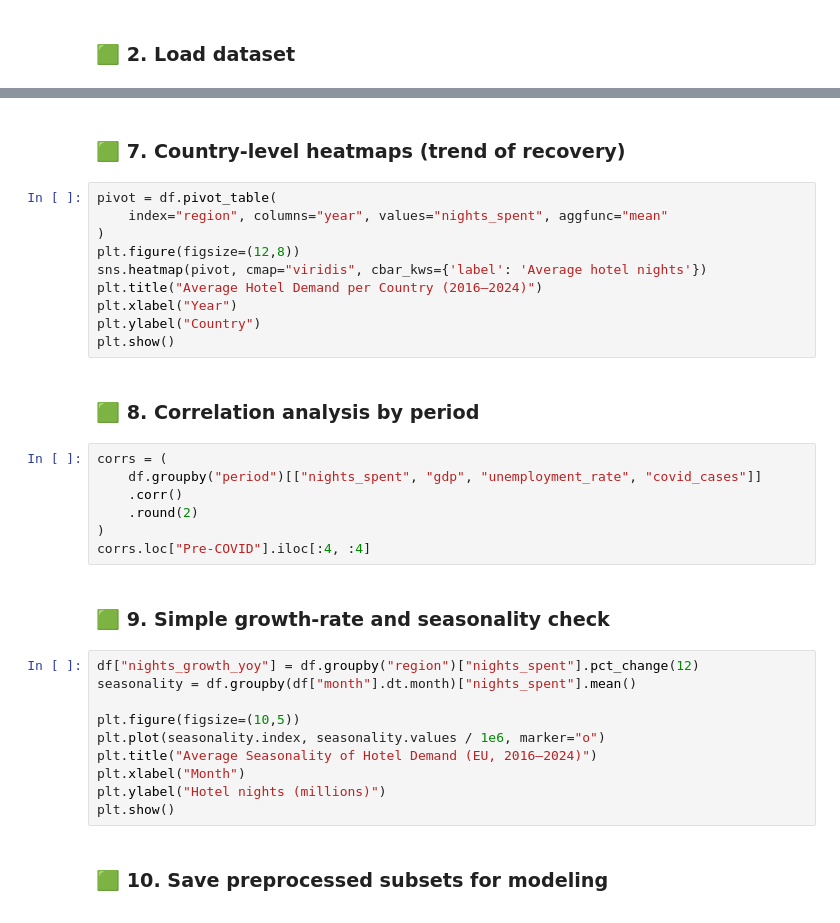
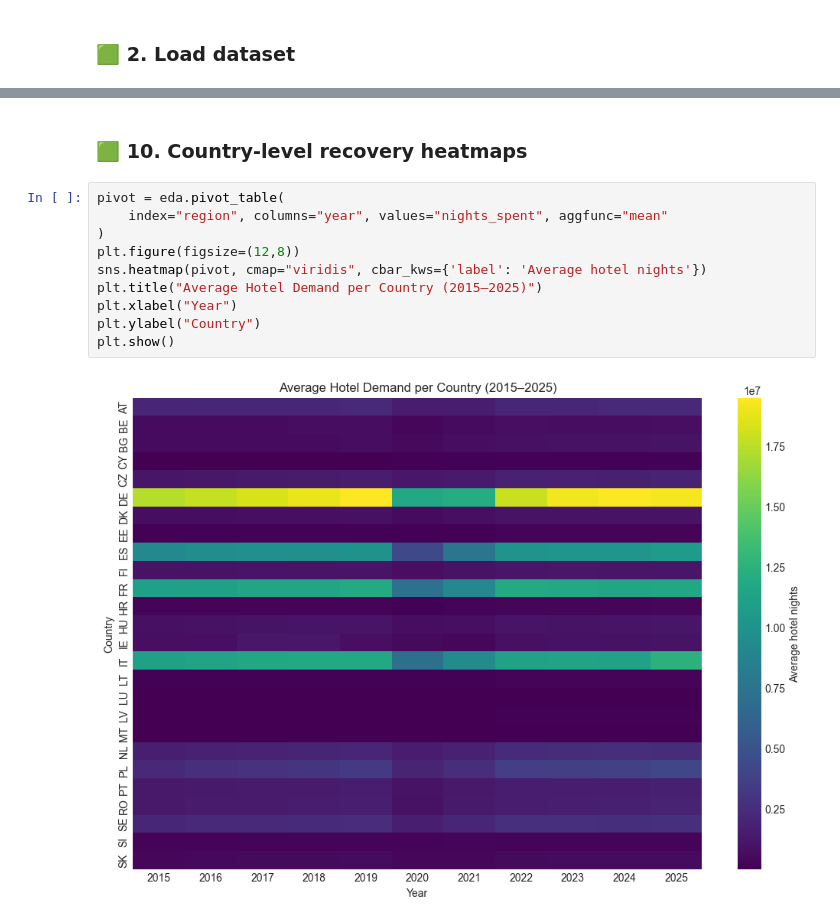
Before and after one commit to gsanaev/forecasting-explaining-hotel-demand-in-eu, a Jupyter notebook: notebooks/01-data-exploration.ipynb, the cells around one changed output, grey strips where cells are left out. Drawn from its saved outputs; the diff is of its cells as text.

```diff
--- a/notebooks/01-data-exploration.ipynb
+++ b/notebooks/01-data-exploration.ipynb
@@ -141,35 +345,14 @@ plt.show()
 # %% [markdown]
-### 🟩 7. Country-level heatmaps (trend of recovery)
+### 🟩 10. Country-level recovery heatmaps
 # %%
-pivot = df.pivot_table(
+pivot = eda.pivot_table(
     index="region", columns="year", values="nights_spent", aggfunc="mean"
 )
 plt.figure(figsize=(12,8))
 sns.heatmap(pivot, cmap="viridis", cbar_kws={'label': 'Average hotel nights'})
-plt.title("Average Hotel Demand per Country (2016–2024)")
+plt.title("Average Hotel Demand per Country (2015–2025)")
 plt.xlabel("Year")
 plt.ylabel("Country")
 plt.show()
+# %% [output]
+[figure, added]
-# %% [markdown]
-### 🟩 8. Correlation analysis by period
-# %%
-corrs = (
-    df.groupby("period")[["nights_spent", "gdp", "unemployment_rate", "covid_cases"]]
-    .corr()
-    .round(2)
-)
-corrs.loc["Pre-COVID"].iloc[:4, :4]
-# %% [markdown]
-### 🟩 9. Simple growth-rate and seasonality check
-# %%
-df["nights_growth_yoy"] = df.groupby("region")["nights_spent"].pct_change(12)
-seasonality = df.groupby(df["month"].dt.month)["nights_spent"].mean()
-
-plt.figure(figsize=(10,5))
-plt.plot(seasonality.index, seasonality.values / 1e6, marker="o")
-plt.title("Average Seasonality of Hotel Demand (EU, 2016–2024)")
-plt.xlabel("Month")
-plt.ylabel("Hotel nights (millions)")
-plt.show()
-# %% [markdown]
-### 🟩 10. Save preprocessed subsets for modeling
```
Also changed, not shown: parts of 32 cells of this notebook, 1 other file.
